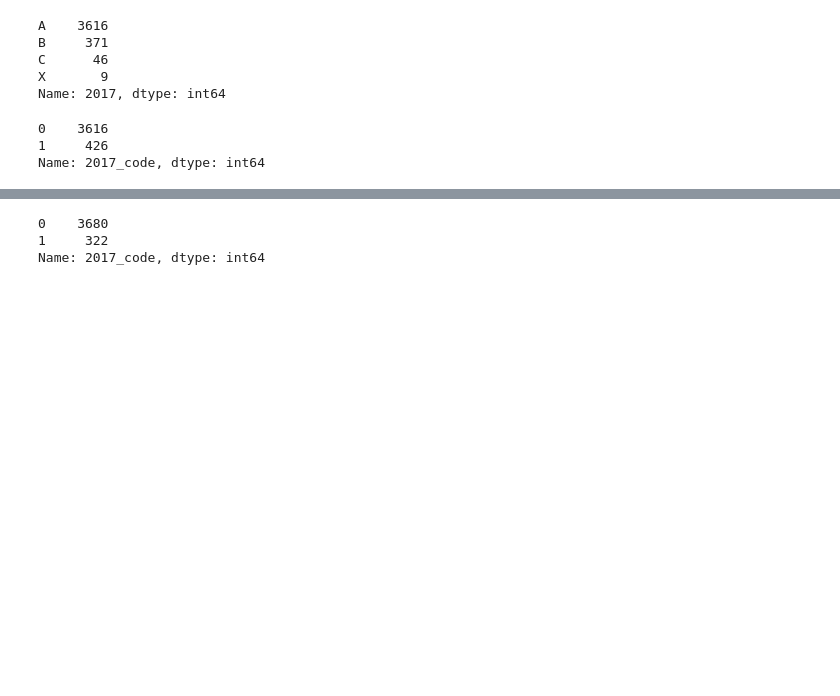
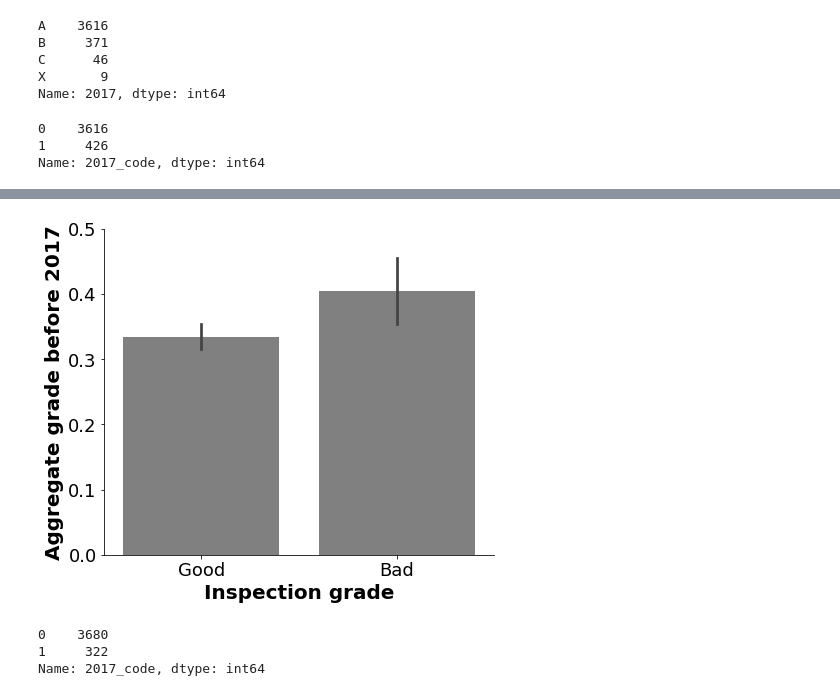
Before and after one commit to arian16/food_project, a Jupyter notebook: main.ipynb, the cells around one changed output, grey strips where cells are left out. Saved outputs shown, nothing was run; the diff lists cells and outputs as text; code cells hidden in the pictures; blank space fills up the shorter version.

```diff
--- a/main.ipynb
+++ b/main.ipynb
@@ -364,0 +432,15 @@ df_all['2016_code'].value_counts()
+# %%
+# EDA
+# Plot aggregate_grade vs. insepction grade in 2017
+fig_aggregate, ax_aggregate = plt.subplots(figsize = (7,6))
+ax_aggregate = sns.barplot(x = df_all['2017_good_bad'], y = df_all['aggregate_grade'], color = 'grey')
+ax_aggregate.tick_params(axis="x", labelsize = 18)
+ax_aggregate.tick_params(axis="y", labelsize = 18)
+ax_aggregate.set_xlabel('Inspection grade', fontsize = 20, fontweight = 'bold')
+ax_aggregate.set_ylabel('Aggregate grade before 2017', fontsize = 20, fontweight = 'bold')
+ax_aggregate.set_ylim(0, 0.5)
+ax_aggregate.spines['right'].set_visible(False)
+ax_aggregate.spines['top'].set_visible(False)
+plt.savefig('/Users/kristenboyle/Documents/food_project/pictures/aggreagte_grade_vs_grade_vr2.png')
+# %% [output]
+[figure, added]
```
Also changed, not shown: parts of 25 cells of this notebook.
